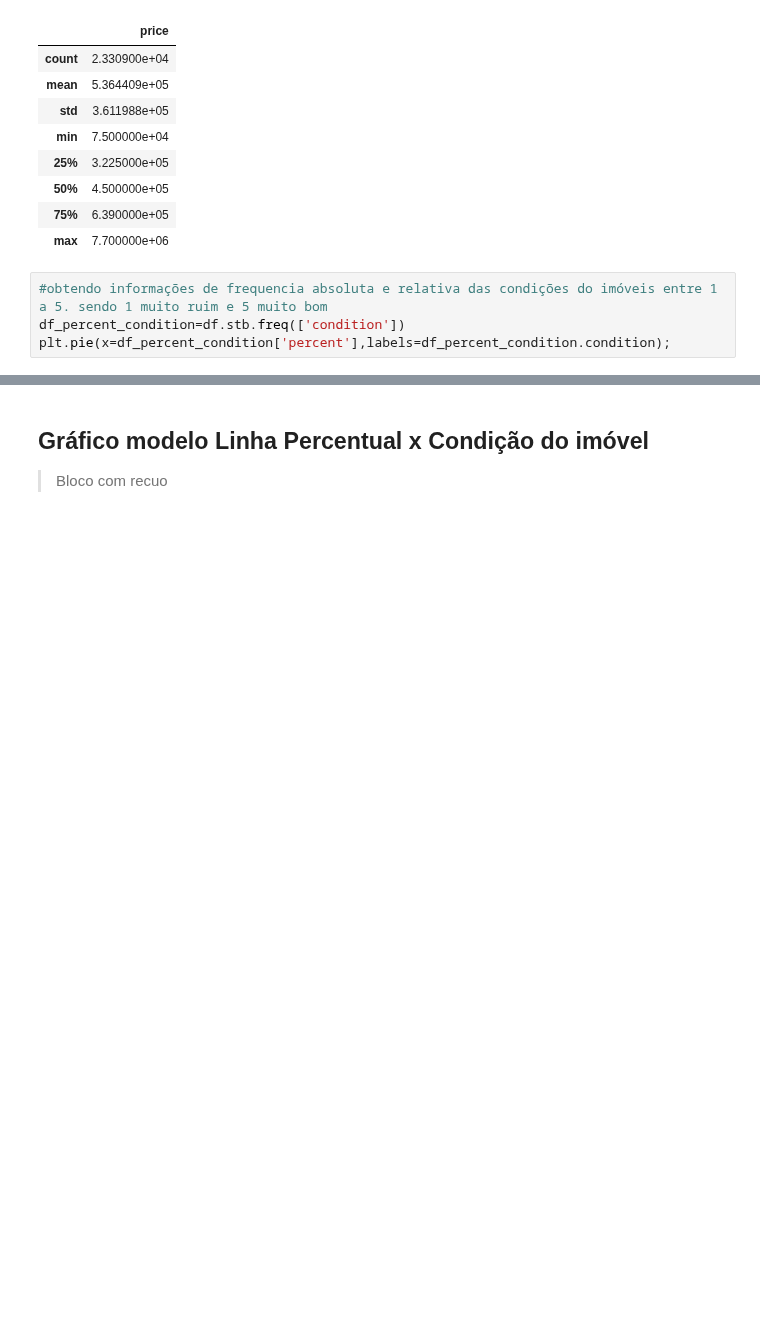
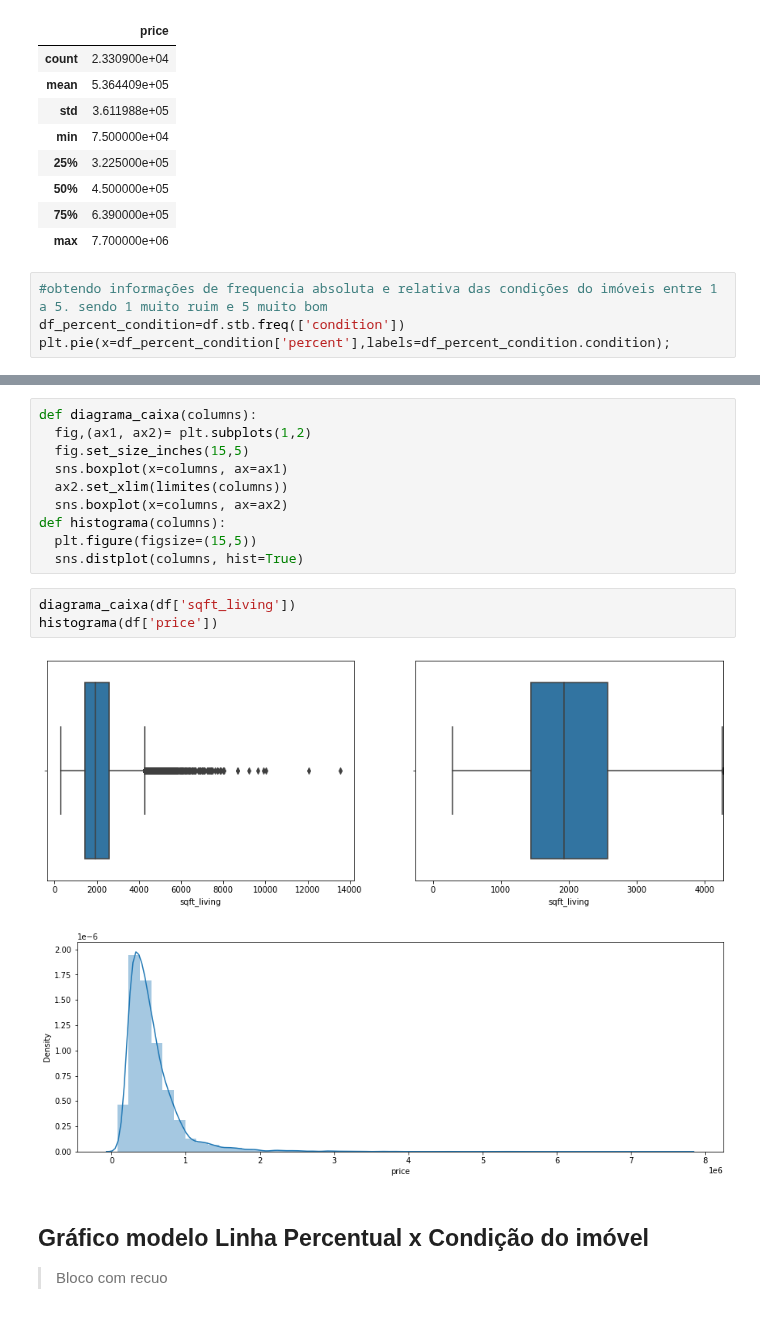
Before and after one commit to ramon-santana-silva/miniprojeto01, a Jupyter notebook: roofimoveis.ipynb, the cells around one changed output, grey strips where cells are left out. Cells and saved outputs as stored; diff of their text form; blank space fills up the shorter version.

```diff
--- a/roofimoveis.ipynb
+++ b/roofimoveis.ipynb
@@ -277,3 +312,19 @@ plt.pie(x=df_percent_condition['percent'],labels=df_percent_condition.condition)
+# %%
+def diagrama_caixa(columns):
+  fig,(ax1, ax2)= plt.subplots(1,2)
+  fig.set_size_inches(15,5)
+  sns.boxplot(x=columns, ax=ax1)
+  ax2.set_xlim(limites(columns))
+  sns.boxplot(x=columns, ax=ax2)
+def histograma(columns):
+  plt.figure(figsize=(15,5))
+  sns.distplot(columns, hist=True)
+# %%
+diagrama_caixa(df['sqft_living'])
+histograma(df['price'])
+# %% [output]
+[figure, added]
+[figure, added]
 # %% [markdown]
 <h2>Gráfico modelo Linha Percentual x Condição do imóvel</h2>
 
```
Also changed, not shown: parts of 5 cells of this notebook.
